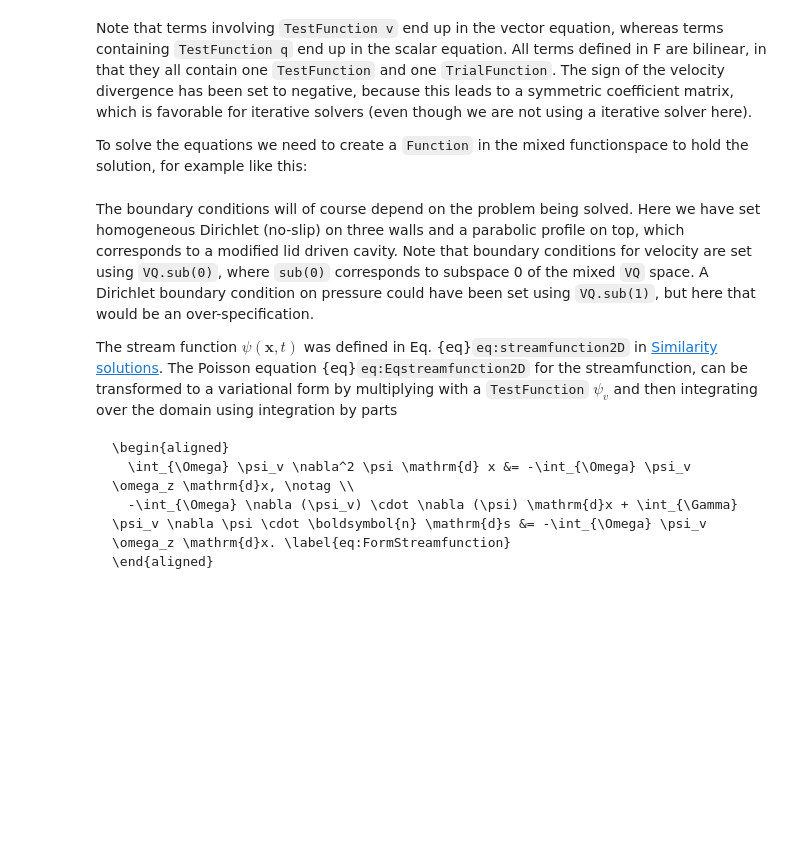
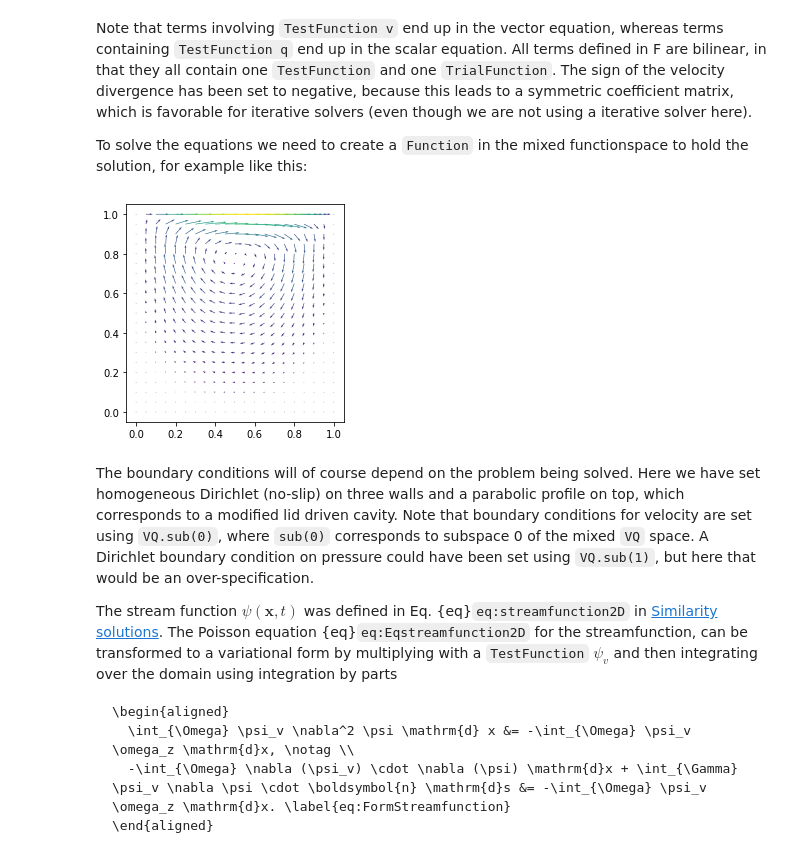
Before and after one commit to mikaem/MEK4300, a Jupyter notebook: content/chapter3/stokes.ipynb, the cells around one changed output. Cells and saved outputs as stored; diff of their text form; code cells hidden in the pictures; blank space fills up the shorter version.

```diff
--- a/content/chapter3/stokes.ipynb
+++ b/content/chapter3/stokes.ipynb
@@ -89,10 +89,12 @@ To solve the equations we need to create a `Function` in the mixed functionspace
 # %%
 up_ = Function(VQ)
 bc0 = DirichletBC(VQ.sub(0), Expression(("x[0]*(1-x[0])", "0"), degree=0), "std::abs(x[1])>1-1e-12 && on_boundary")
 bc1 = DirichletBC(VQ.sub(0), Constant((0, 0)), "std::abs(x[0]*(1-x[0])*x[1])<1e-12 && on_boundary")
 solve(lhs(F) == rhs(F), up_, bcs=[bc0, bc1])
 u_, p_ = up_.split()
-plot(u_)
+fig = plot(u_)
+# %% [output]
+[figure, added]
 # %% [markdown]
 The boundary conditions will of course depend on the problem being solved. Here we have set homogeneous Dirichlet (no-slip) on three walls and a parabolic profile on top, which corresponds to a modified lid driven cavity.
 Note that boundary conditions for velocity are set using `VQ.sub(0)`, where `sub(0)` corresponds to subspace 0 of the mixed `VQ` space. A Dirichlet boundary condition on pressure could have been set using `VQ.sub(1)`, but here that would be an over-specification.
```
Also changed, not shown: 4 other files.
